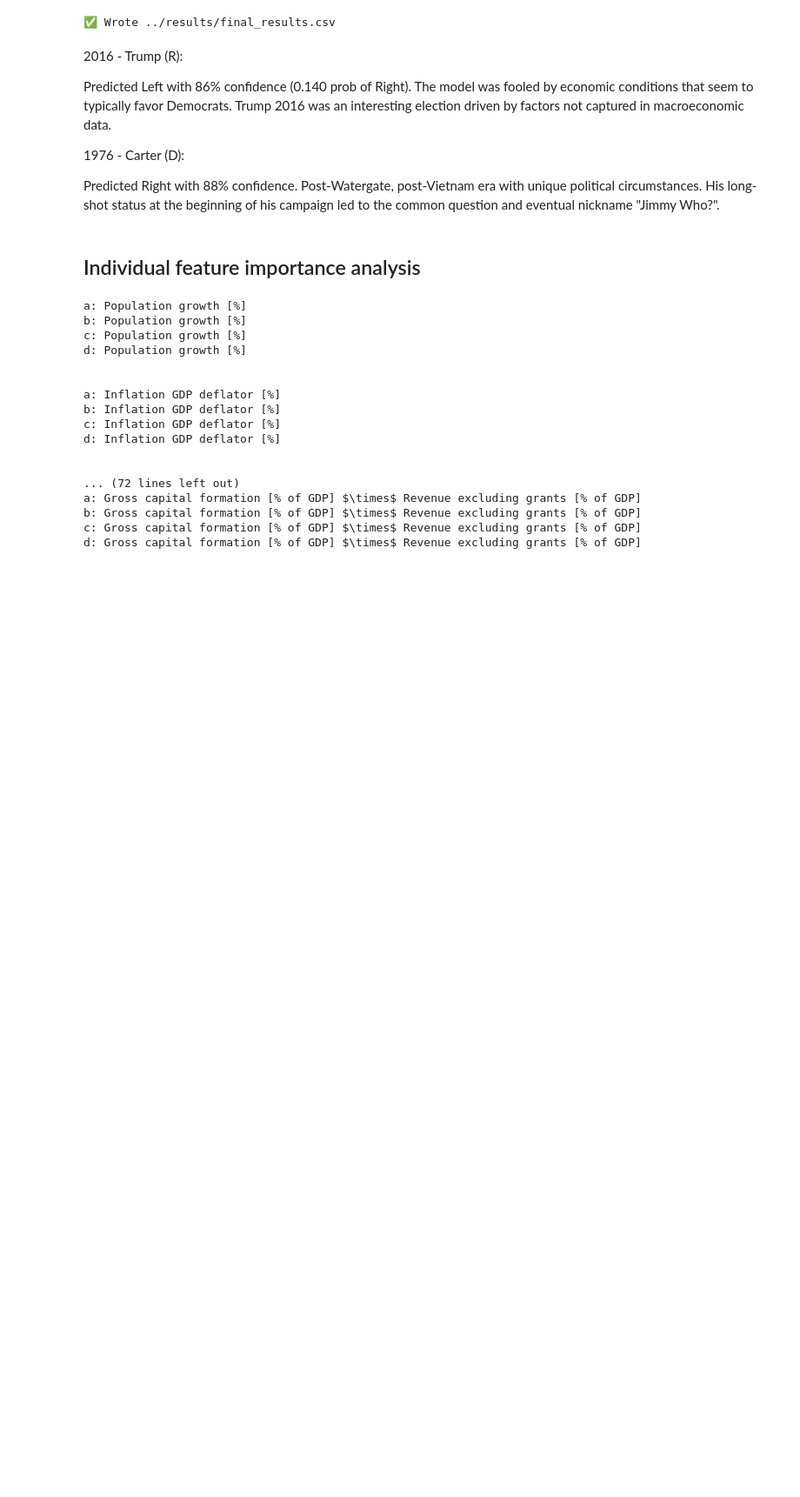
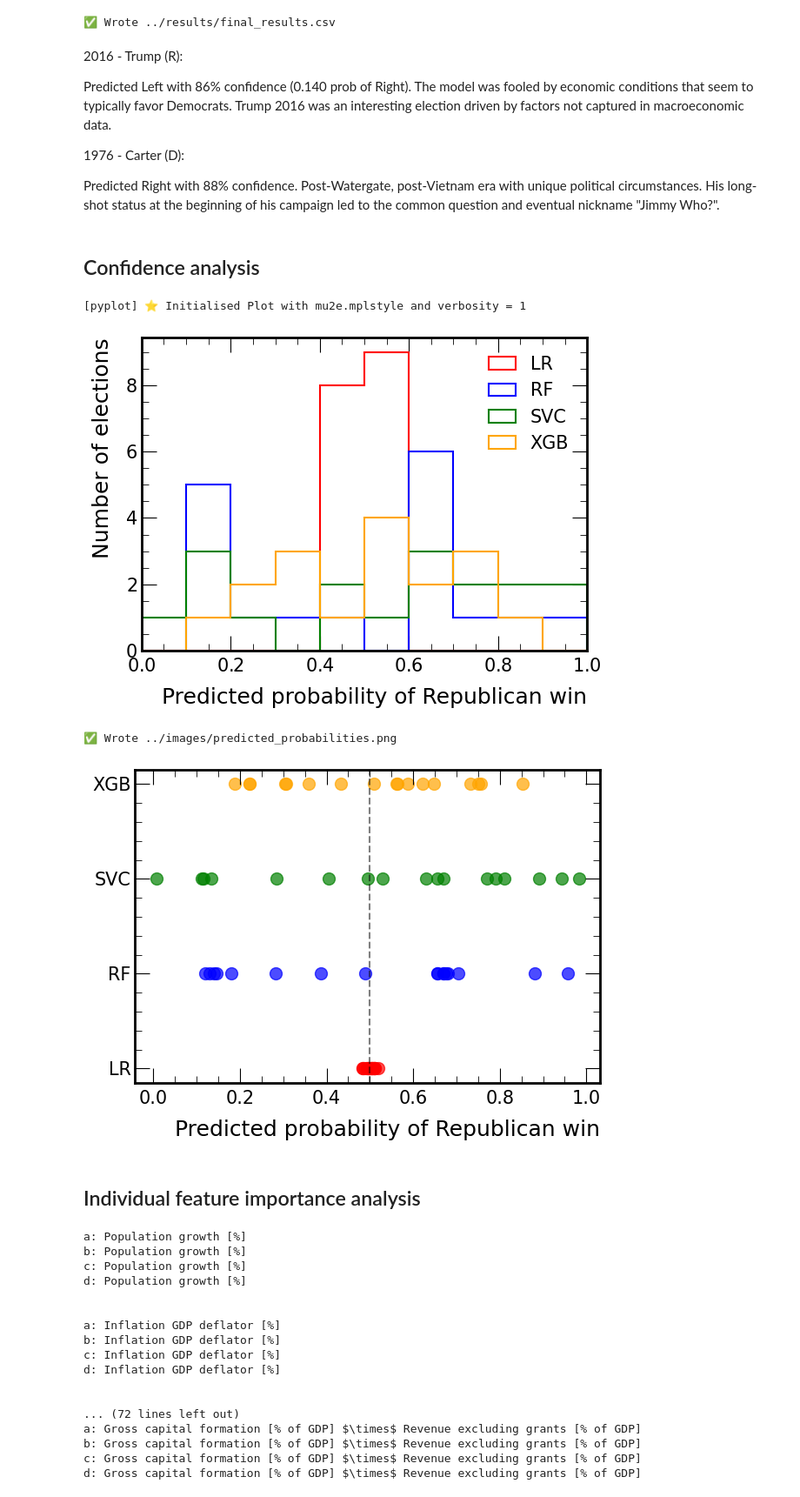
Before and after one commit to sam-grant/election-predictor, a Jupyter notebook: code/main.ipynb, the cells around one changed output. Shown at 87% size. Saved outputs shown, nothing was run; the diff lists cells and outputs as text; code cells hidden in the pictures; blank space fills up the shorter version.

Commit message:
Adding rug plots (probability distributions / model)

```diff
--- a/code/main.ipynb
+++ b/code/main.ipynb
@@ -1725,6 +1725,55 @@ Predicted Left with 86% confidence (0.140 prob of Right). The model was fooled b
 1976 - Carter (D):
 
 Predicted Right with 88% confidence. Post-Watergate, post-Vietnam era with unique political circumstances. His long-shot status at the beginning of his campaign led to the common question and eventual nickname "Jimmy Who?".
+# %% [markdown]
+## Confidence analysis
+# %%
+
+from pyutils.pyplot import Plot
+
+
+Plot().plot_1D_overlay(
+    {
+        "LR" : results["lr-loocv-sel-inter-tuned"]["y_proba"],
+        "RF": results["rf-loocv-sel-inter-tuned"]["y_proba"],
+        "SVC": results["svc-loocv-sel-inter-tuned"]["y_proba"],
+        "XGB": results["xgb-loocv-sel-inter-tuned"]["y_proba"],
+    },
+    nbins = 10,
+    xmin=0,
+    xmax=1,
+    xlabel="Predicted probability of Republican win",
+    ylabel="Number of elections",
+    show=True,
+)
+
+fig, ax = plt.subplots()
+colors = {"LR": "C0", "RF": "C1", "SVC": "C2", "XGB": "C3"}
+y_offset = 0
+
+for name, probs in [("LR", results["lr-loocv-sel-inter-tuned"]["y_proba"]),
+                    ("RF", results["rf-loocv-sel-inter-tuned"]["y_proba"]),
+                     ("SVC", results["svc-loocv-sel-inter-tuned"]["y_proba"]),
+                     ("XGB", results["xgb-loocv-sel-inter-tuned"]["y_proba"]),
+                    ]:
+    ax.scatter(probs, [y_offset]*len(probs), alpha=0.7,
+               s=100, label=name, color=colors[name])
+    y_offset += 1
+
+ax.set_xlabel("Predicted probability of Republican win")
+ax.set_yticks(range(4))
+ax.set_yticklabels(["LR", "RF", "SVC", "XGB"])
+ax.axvline(0.5, color="k", linestyle="--", alpha=0.5) # , zorder=0)
+plt.tight_layout()
+file_name = "../images/predicted_probabilities.png"
+plt.savefig(file_name)
+print(f"✅ Wrote {file_name}")
+plt.show()
+# %% [output]
+[pyplot] ⭐️ Initialised Plot with mu2e.mplstyle and verbosity = 1
+[figure, added]
+✅ Wrote ../images/predicted_probabilities.png
+[figure, added]
 # %% [markdown]
 ## Individual feature importance analysis
 # %%
```
Also changed, not shown: parts of 1 cell of this notebook.
